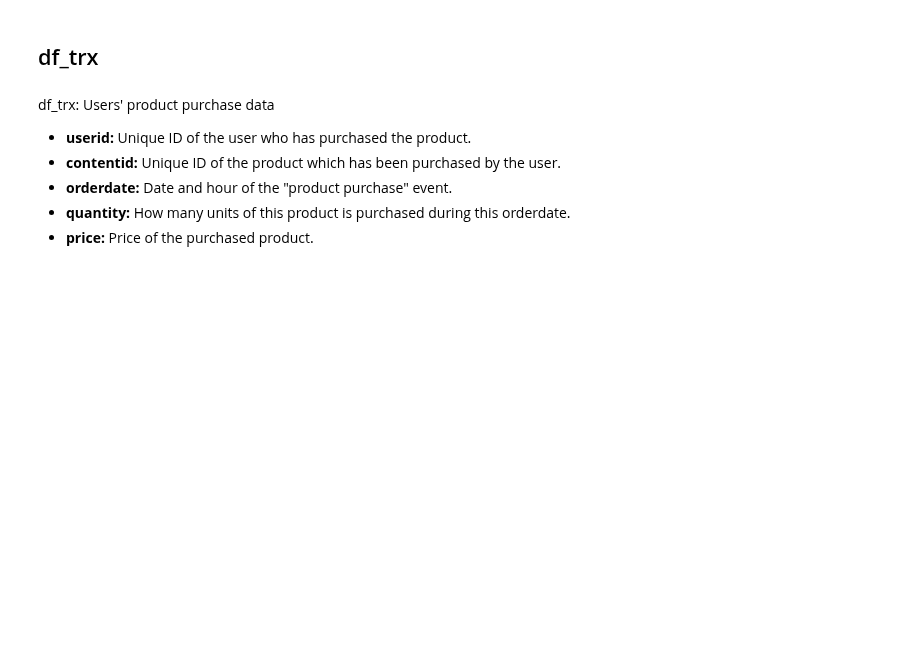
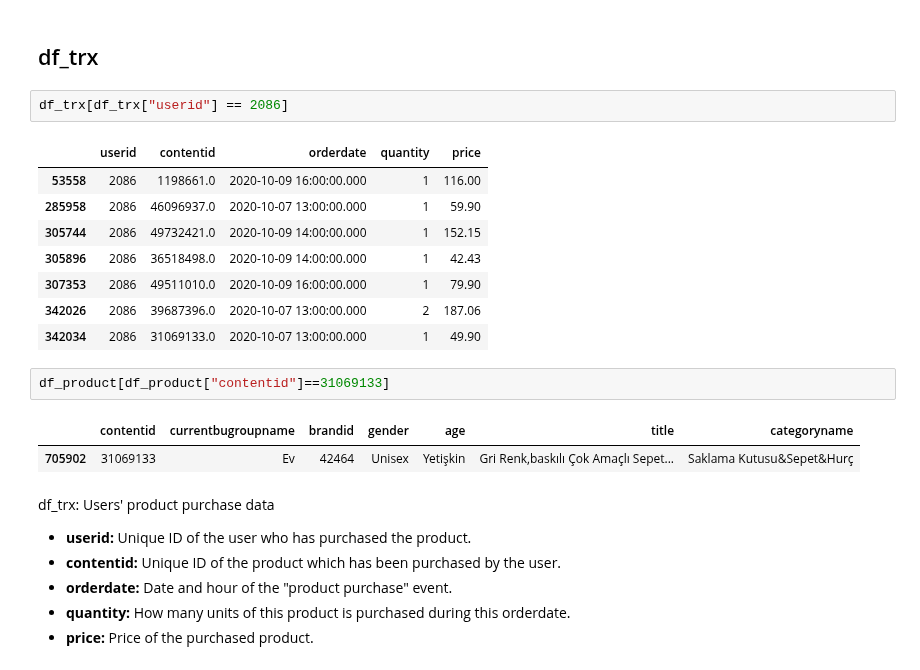
Before and after one commit to stopdemir/ecommerce-data-analysis, a Jupyter notebook: trendyol_stopdemir.ipynb, the cells around one changed output. Drawn from its saved outputs; the diff is of its cells as text; blank space fills up the shorter version.

```diff
--- a/trendyol_stopdemir.ipynb
+++ b/trendyol_stopdemir.ipynb
@@ -437,5 +435,21 @@ ValueError: Only supported for TrueType fonts
 # %% [markdown]
 ## df_trx
+# %%
+df_trx[df_trx["userid"] == 2086]
+# %% [output]
+|  | userid | contentid | orderdate | quantity | price |
+| 53558 | 2086 | 1198661.0 | 2020-10-09 16:00:00.000 | 1 | 116.00 |
+| 285958 | 2086 | 46096937.0 | 2020-10-07 13:00:00.000 | 1 | 59.90 |
+| 305744 | 2086 | 49732421.0 | 2020-10-09 14:00:00.000 | 1 | 152.15 |
+| 305896 | 2086 | 36518498.0 | 2020-10-09 14:00:00.000 | 1 | 42.43 |
+| 307353 | 2086 | 49511010.0 | 2020-10-09 16:00:00.000 | 1 | 79.90 |
+| 342026 | 2086 | 39687396.0 | 2020-10-07 13:00:00.000 | 2 | 187.06 |
+| 342034 | 2086 | 31069133.0 | 2020-10-07 13:00:00.000 | 1 | 49.90 |
+# %%
+df_product[df_product["contentid"]==31069133]
+# %% [output]
+|  | contentid | currentbugroupname | brandid | gender | age | title | categoryname |
+| 705902 | 31069133 | Ev | 42464 | Unisex | Yetişkin | Gri Renk,baskılı Çok Amaçlı Sepet... | Saklama Kutusu&Sepet&Hurç |
 # %% [markdown]
 df_trx: Users' product purchase data
 - **userid:** Unique ID of the user who has purchased the product.
```
Also changed, not shown: parts of 3 cells of this notebook.
